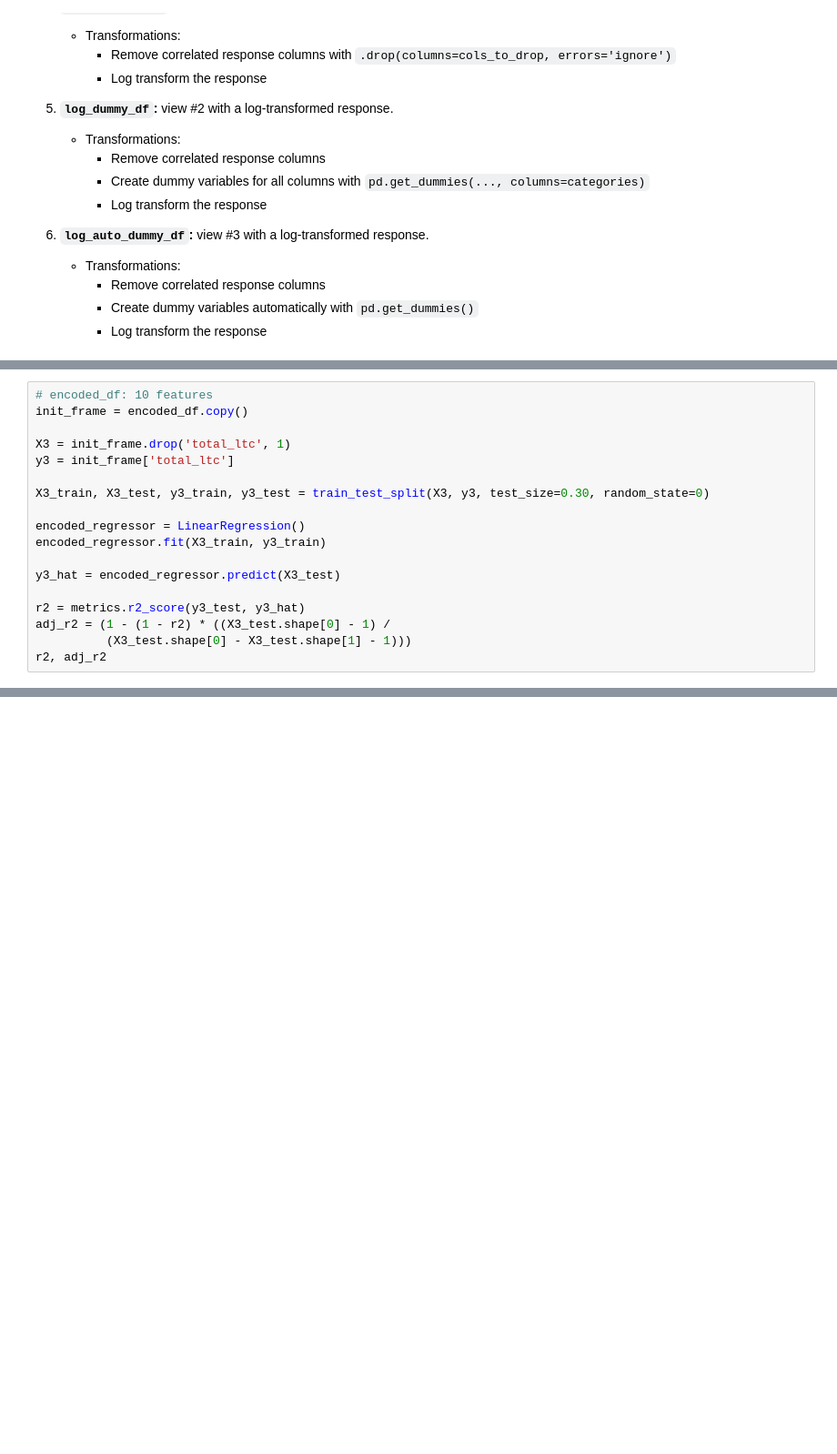
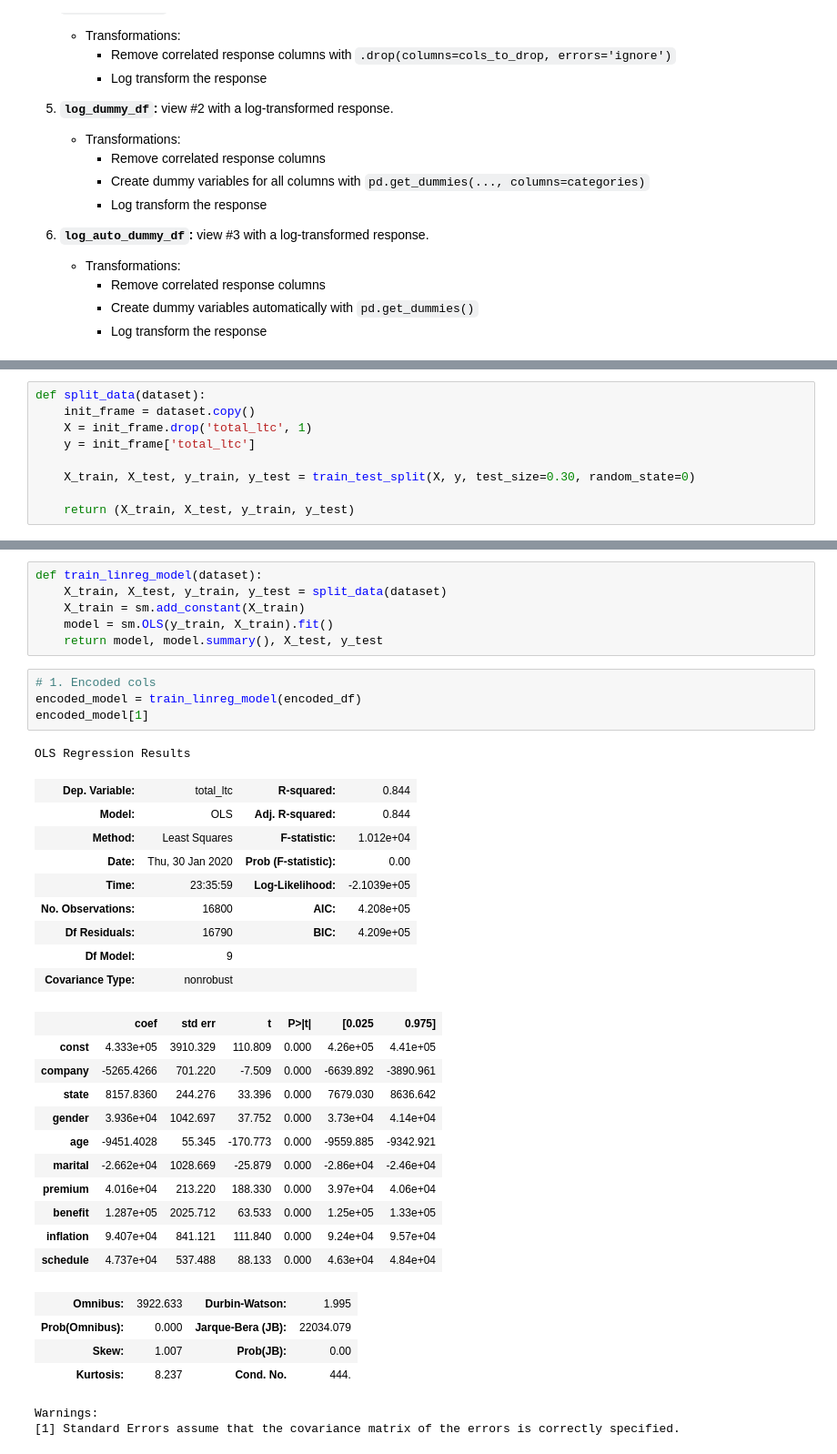
Before and after one commit to jayascript/notebooks, a Jupyter notebook: cc_results/Analysis_Creating-an-Algorithm-to-Bypass-ComboCompare.ipynb, the cells around one changed output, grey strips where cells are left out. Shown: that part at 91% size. Saved outputs shown, nothing was run; the diff lists cells and outputs as text; blank space fills up the shorter version.

Commit message:
Run and evaluate models

```diff
--- a/cc_results/Analysis_Creating-an-Algorithm-to-Bypass-ComboCompare.ipynb
+++ b/cc_results/Analysis_Creating-an-Algorithm-to-Bypass-ComboCompare.ipynb
@@ -521,18 +444,0 @@ r2, adj_r2
-# %%
-# encoded_df: 10 features
-init_frame = encoded_df.copy()
-
-X3 = init_frame.drop('total_ltc', 1)
-y3 = init_frame['total_ltc']
-
-X3_train, X3_test, y3_train, y3_test = train_test_split(X3, y3, test_size=0.30, random_state=0)
-
-encoded_regressor = LinearRegression()
-encoded_regressor.fit(X3_train, y3_train)
-
-y3_hat = encoded_regressor.predict(X3_test)
-
-r2 = metrics.r2_score(y3_test, y3_hat)
-adj_r2 = (1 - (1 - r2) * ((X3_test.shape[0] - 1) /
-          (X3_test.shape[0] - X3_test.shape[1] - 1)))
-r2, adj_r2
@@ -684,0 +449,9 @@ Resources for more information.
+# %%
+def split_data(dataset):
+    init_frame = dataset.copy()
+    X = init_frame.drop('total_ltc', 1)
+    y = init_frame['total_ltc']
+
+    X_train, X_test, y_train, y_test = train_test_split(X, y, test_size=0.30, random_state=0)
+
+    return (X_train, X_test, y_train, y_test)
@@ -684,0 +476,38 @@ Resources for more information.
+# %%
+def train_linreg_model(dataset):
+    X_train, X_test, y_train, y_test = split_data(dataset)
+    X_train = sm.add_constant(X_train)
+    model = sm.OLS(y_train, X_train).fit()
+    return model, model.summary(), X_test, y_test
+# %%
+# 1. Encoded cols
+encoded_model = train_linreg_model(encoded_df)
+encoded_model[1]
+# %% [output]
+OLS Regression Results
+| Dep. Variable: | total_ltc | R-squared: | 0.844 |
+| Model: | OLS | Adj. R-squared: | 0.844 |
+| Method: | Least Squares | F-statistic: | 1.012e+04 |
+| Date: | Thu, 30 Jan 2020 | Prob (F-statistic): | 0.00 |
+| Time: | 23:35:59 | Log-Likelihood: | -2.1039e+05 |
+| No. Observations: | 16800 | AIC: | 4.208e+05 |
+| Df Residuals: | 16790 | BIC: | 4.209e+05 |
+| Df Model: | 9 |  |  |
+| Covariance Type: | nonrobust |  |  |
+|  | coef | std err | t | P>|t| | [0.025 | 0.975] |
+| const | 4.333e+05 | 3910.329 | 110.809 | 0.000 | 4.26e+05 | 4.41e+05 |
+| company | -5265.4266 | 701.220 | -7.509 | 0.000 | -6639.892 | -3890.961 |
+| state | 8157.8360 | 244.276 | 33.396 | 0.000 | 7679.030 | 8636.642 |
+| gender | 3.936e+04 | 1042.697 | 37.752 | 0.000 | 3.73e+04 | 4.14e+04 |
+| age | -9451.4028 | 55.345 | -170.773 | 0.000 | -9559.885 | -9342.921 |
+| marital | -2.662e+04 | 1028.669 | -25.879 | 0.000 | -2.86e+04 | -2.46e+04 |
+| premium | 4.016e+04 | 213.220 | 188.330 | 0.000 | 3.97e+04 | 4.06e+04 |
+| benefit | 1.287e+05 | 2025.712 | 63.533 | 0.000 | 1.25e+05 | 1.33e+05 |
+| inflation | 9.407e+04 | 841.121 | 111.840 | 0.000 | 9.24e+04 | 9.57e+04 |
+| schedule | 4.737e+04 | 537.488 | 88.133 | 0.000 | 4.63e+04 | 4.84e+04 |
+| Omnibus: | 3922.633 | Durbin-Watson: | 1.995 |
+| Prob(Omnibus): | 0.000 | Jarque-Bera (JB): | 22034.079 |
+| Skew: | 1.007 | Prob(JB): | 0.00 |
+| Kurtosis: | 8.237 | Cond. No. | 444. |
+Warnings:
+[1] Standard Errors assume that the covariance matrix of the errors is correctly specified.
```
Also changed, not shown: parts of 47 cells of this notebook.
